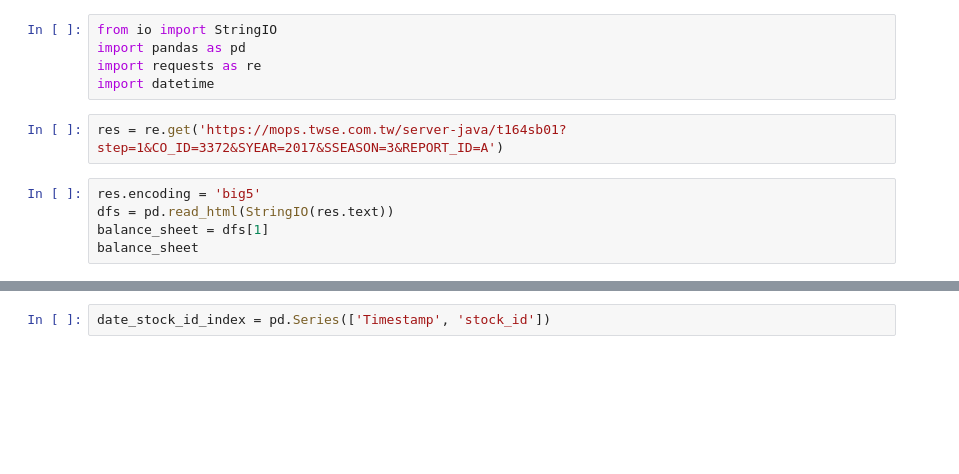
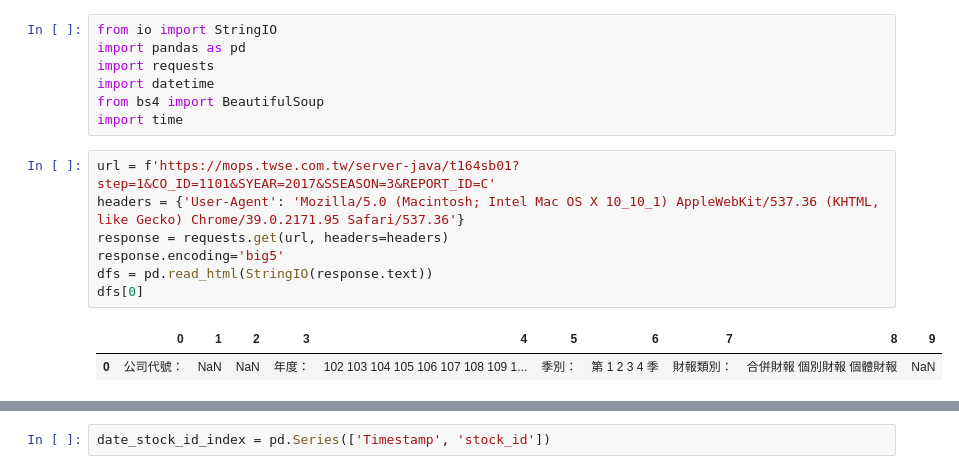
Before and after one commit to max0514/trading_bot, a Jupyter notebook: crawl_quater_report.ipynb, the cells around one changed output, grey strips where cells are left out. Saved outputs shown, nothing was run; the diff lists cells and outputs as text; blank space fills up the shorter version.

```diff
--- a/crawl_quater_report.ipynb
+++ b/crawl_quater_report.ipynb
@@ -1,12 +1,17 @@
 # %%
 from io import StringIO
 import pandas as pd
-import requests as re
+import requests
 import datetime
+from bs4 import BeautifulSoup
+import time
-# %%
-res = re.get('https://mops.twse.com.tw/server-java/t164sb01?step=1&CO_ID=3372&SYEAR=2017&SSEASON=3&REPORT_ID=A')
-# %%
-res.encoding = 'big5'
-dfs = pd.read_html(StringIO(res.text))
-balance_sheet = dfs[1]
-balance_sheet
+# %%
+url = f'https://mops.twse.com.tw/server-java/t164sb01?step=1&CO_ID=1101&SYEAR=2017&SSEASON=3&REPORT_ID=C'
+headers = {'User-Agent': 'Mozilla/5.0 (Macintosh; Intel Mac OS X 10_10_1) AppleWebKit/537.36 (KHTML, like Gecko) Chrome/39.0.2171.95 Safari/537.36'}
+response = requests.get(url, headers=headers)
+response.encoding='big5'
+dfs = pd.read_html(StringIO(response.text))
+dfs[0]
+# %% [output]
+|  | 0 | 1 | 2 | 3 | 4 | 5 | 6 | 7 | 8 | 9 |
+| 0 | 公司代號： | NaN | NaN | 年度： | 102 103 104 105 106 107 108 109 1... | 季別： | 第 1 2 3 4 季 | 財報類別： | 合併財報 個別財報 個體財報 | NaN |
```
Also changed, not shown: parts of 3 cells of this notebook.
